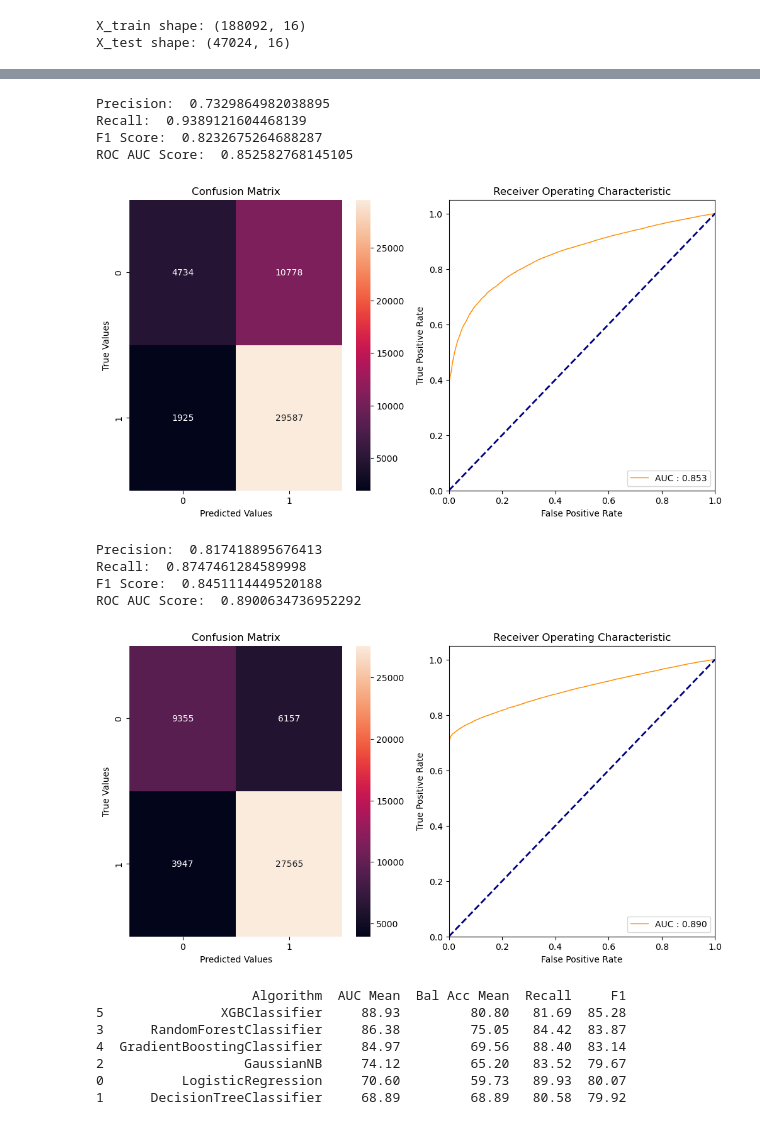
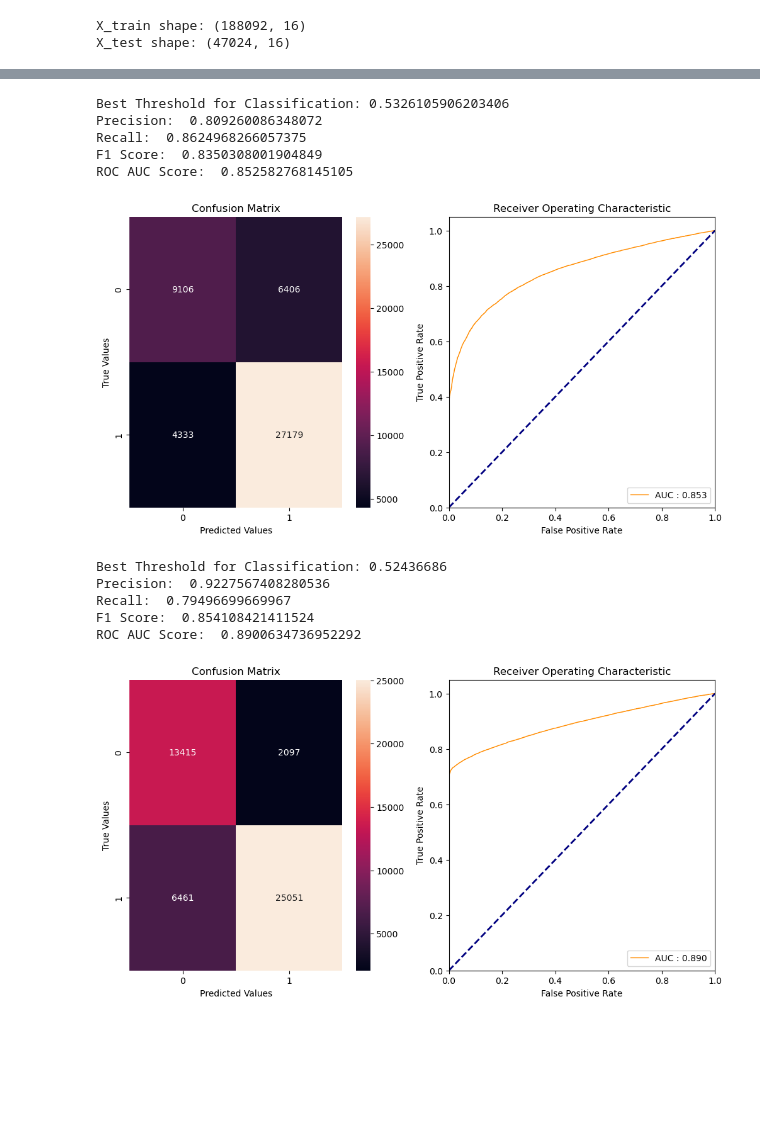
Before and after one commit to Reshiya13/Final_year_project, a Jupyter notebook: MODEL-after-FS.ipynb, the cells around one changed output, grey strips where cells are left out. Cells and saved outputs as stored; diff of their text form; code cells hidden in the pictures; blank space fills up the shorter version.

```diff
--- a/MODEL-after-FS.ipynb
+++ b/MODEL-after-FS.ipynb
@@ -131,10 +153,15 @@ def eval_metrics(model, X_test, y_test):
     y_pred_model = model.predict(X_test)
     y_probabilities = model.predict_proba(X_test)[:, 1]
 
+    precision, recall, thresholds = precision_recall_curve(y_test, y_probabilities)
+    f1_scores = 2 * (precision * recall) / (precision + recall)
+    best_threshold = thresholds[np.argmax(f1_scores)]
+    print("Best Threshold for Classification:", best_threshold)
+    y_pred_model = (y_probabilities > best_threshold).astype(int)
 
     #Try different threshold values
-    threshold = 0.4
-    y_pred_model = (y_probabilities > threshold).astype(int)
+    #threshold = 0.4
+    #y_pred_model = (y_probabilities > threshold).astype(int)
 
     print('Precision: ', precision_score(y_test, y_pred_model))
     print('Recall: ', recall_score(y_test, y_pred_model))
@@ -224,23 +255,25 @@ churn_gb.fit(X_train, y_train)
 models.append(churn_gb)
 eval_metrics(churn_gb, X_test, y_test)
 # %% [output]
-Precision:  0.7329864982038895
-Recall:  0.9389121604468139
-F1 Score:  0.8232675264688287
+Best Threshold for Classification: 0.5326105906203406
+Precision:  0.809260086348072
+Recall:  0.8624968266057375
+F1 Score:  0.8350308001904849
 ROC AUC Score:  0.852582768145105
-[figure, old version]
+[figure, new version]
 # %%
 #6. XGBoost
-churn_xgb = xgb.XGBClassifier(objective='binary:logistic', seed=42, eval_metric="aucpr", use_label_encoder=False, n_jobs=-1)
+churn_xgb = xgb.XGBClassifier(objective='binary:logistic', seed=42, n_jobs=-1)
 churn_xgb.fit(X_train, y_train)
 models.append(churn_xgb)
 eval_metrics(churn_xgb, X_test, y_test)
 # %% [output]
-Precision:  0.817418895676413
-Recall:  0.8747461284589998
-F1 Score:  0.8451114449520188
+Best Threshold for Classification: 0.52436686
+Precision:  0.9227567408280536
+Recall:  0.79496699669967
+F1 Score:  0.854108421411524
 ROC AUC Score:  0.8900634736952292
-[figure, old version]
+[figure, new version]
 # %%
 from sklearn.model_selection import StratifiedKFold
 # Model Comparison using K-Fold Cross Validation
@@ -272,14 +305,6 @@ for model in models:
 
 model_results = model_results.sort_values(by=['AUC Mean'], ascending=False)
 print(model_results)
-# %% [output]
-                    Algorithm  AUC Mean  Bal Acc Mean  Recall     F1
-5               XGBClassifier     88.93         80.80   81.69  85.28
-3      RandomForestClassifier     86.38         75.05   84.42  83.87
-4  GradientBoostingClassifier     84.97         69.56   88.40  83.14
-2                  GaussianNB     74.12         65.20   83.52  79.67
-0          LogisticRegression     70.60         59.73   89.93  80.07
-1      DecisionTreeClassifier     68.89         68.89   80.58  79.92
 # %%
 # Sort results by AUC score
 model_results = model_results.sort_values(by=['AUC Mean'], ascending=False)
```
Also changed, not shown: parts of 15 cells of this notebook.
